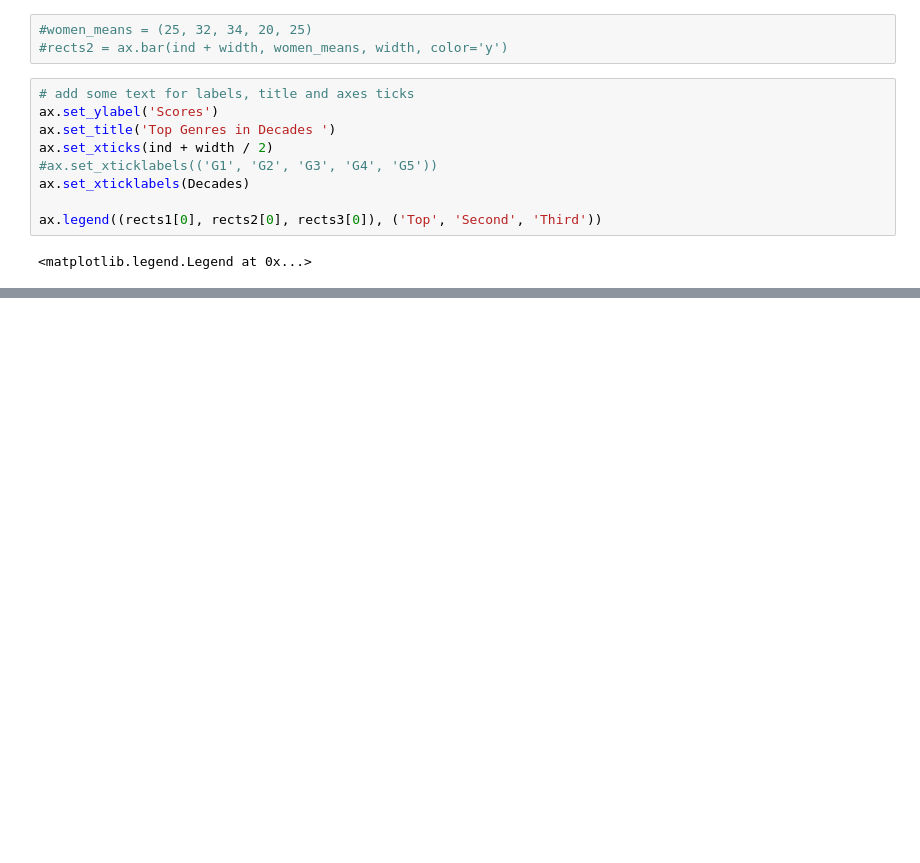
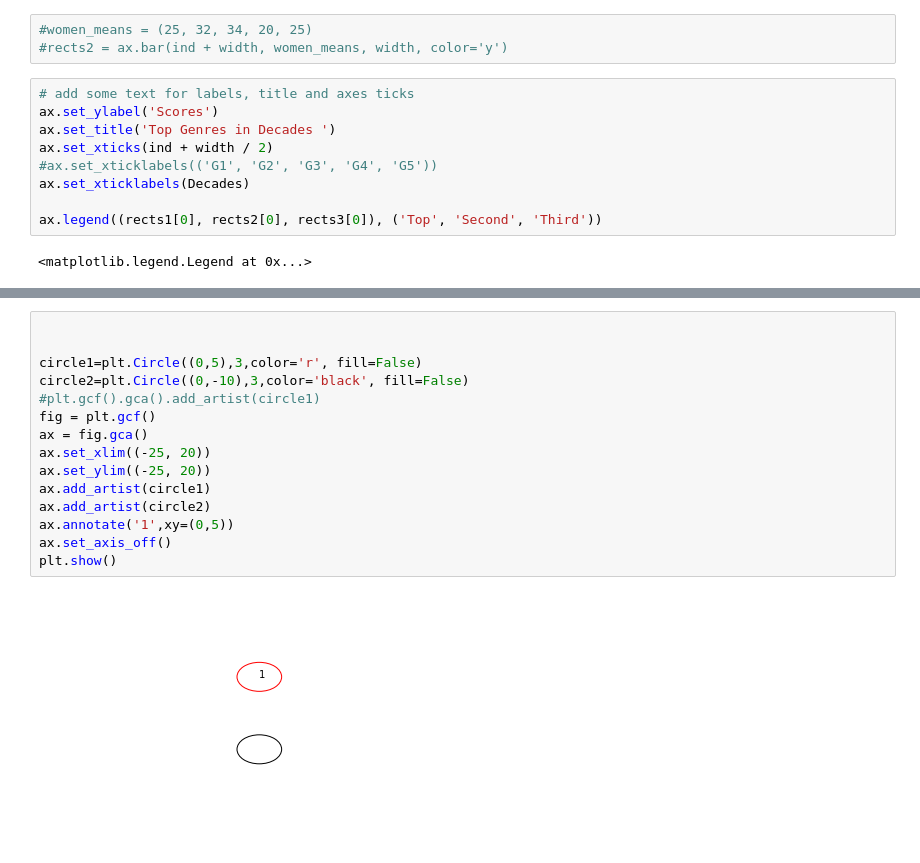
Before and after one commit to girish-joshi/MITxAnalyticsEdge, a Jupyter notebook: Plotting.ipynb, the cells around one changed output, grey strips where cells are left out. Drawn from its saved outputs; the diff is of its cells as text; blank space fills up the shorter version.

```diff
--- a/Plotting.ipynb
+++ b/Plotting.ipynb
@@ -57,0 +123,17 @@ plt.show()
+# %%
+
+
+circle1=plt.Circle((0,5),3,color='r', fill=False)
+circle2=plt.Circle((0,-10),3,color='black', fill=False)
+#plt.gcf().gca().add_artist(circle1)
+fig = plt.gcf()
+ax = fig.gca()
+ax.set_xlim((-25, 20))
+ax.set_ylim((-25, 20))
+ax.add_artist(circle1)
+ax.add_artist(circle2)
+ax.annotate('1',xy=(0,5))
+ax.set_axis_off()
+plt.show()
+# %% [output]
+[figure, added]
```
Also changed, not shown: parts of 21 cells of this notebook.
